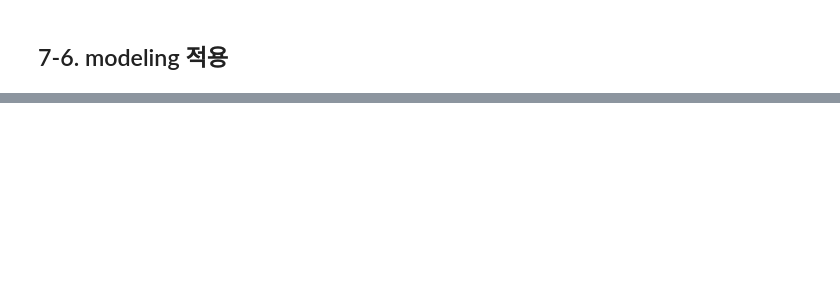
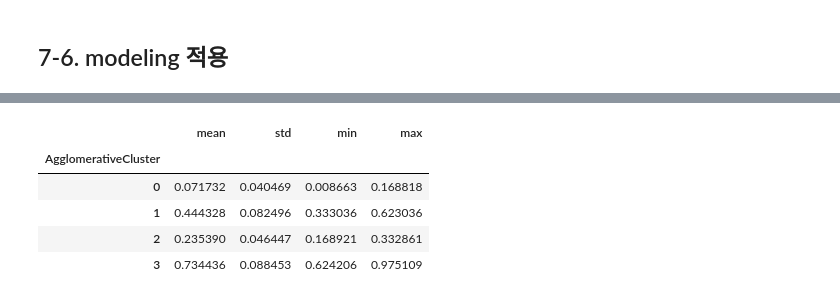
Before and after one commit to yoooooooonji/ML-model-LT_OV30, a Jupyter notebook: glm.ipynb, the cells around one changed output, grey strips where cells are left out. Saved outputs shown, nothing was run; the diff lists cells and outputs as text; code cells hidden in the pictures; blank space fills up the shorter version.

```diff
--- a/glm.ipynb
+++ b/glm.ipynb
@@ -1230,7 +1229,9 @@ print(new_model_df.head(2))
 # 존재하지 않는 category 변수 추가
 new_variables = [col for col in X_train.columns if col not in new_model_df.columns]
 encode_data = pd.DataFrame(0, columns=new_variables, index= new_model_df.index)
+print(new_variables)
 
 new_model_df = pd.concat([new_model_df, encode_data], axis=1)
-print(new_model_df.columns)
+new_model_df = new_model_df.reindex(columns=X_test.columns)
+print(new_model_df.head())
 # %% [output]
@@ -1256,11 +1276,14 @@ Index(['reg_hour_9', 'reg_hour_10', 'reg_hour_11', 'reg_hour_12',
 # %%
-y_pred_new = glm1_fit.predict(new_model_df)
-print(y_pred_new.shape) #18,213
+new_value = y_pred_new.to_numpy().reshape(-1,1)
+kmeans_new = kmeans.predict(new_value)
+agglomerative_new = agglomerative.fit_predict(new_value)
 
 
 result_data = pd.DataFrame({'dlvry_id': new_data["dlvry_id"], '전체배차시간': new_data["전체배차시간"],
-                             'y_pred_new': y_pred_new.squeeze()})
+                             'y_pred_new': y_pred_new.squeeze(),
+                            'KMeansCluster': kmeans_new, 'AgglomerativeCluster': agglomerative_new
+                            })
 
-print(result_data.head())
+print(result_data.head(2))
 result_data.to_csv('prj-ML-model-LT_OV30/cluster_add_new_data.csv', index= False, encoding = "utf-8")
 # %% [output]
@@ -1273,0 +1313,9 @@ result_data.to_csv('prj-ML-model-LT_OV30/cluster_add_new_data.csv', index= False
+# %%
+result_data.groupby('AgglomerativeCluster')['y_pred_new'].agg(['mean', 'std', 'min', 'max'])
+# %% [output]
+|  | mean | std | min | max |
+| AgglomerativeCluster |  |  |  |  |
+| 0 | 0.071732 | 0.040469 | 0.008663 | 0.168818 |
+| 1 | 0.444328 | 0.082496 | 0.333036 | 0.623036 |
+| 2 | 0.235390 | 0.046447 | 0.168921 | 0.332861 |
+| 3 | 0.734436 | 0.088453 | 0.624206 | 0.975109 |
```
Also changed, not shown: parts of 25 cells of this notebook, 9 other files.
